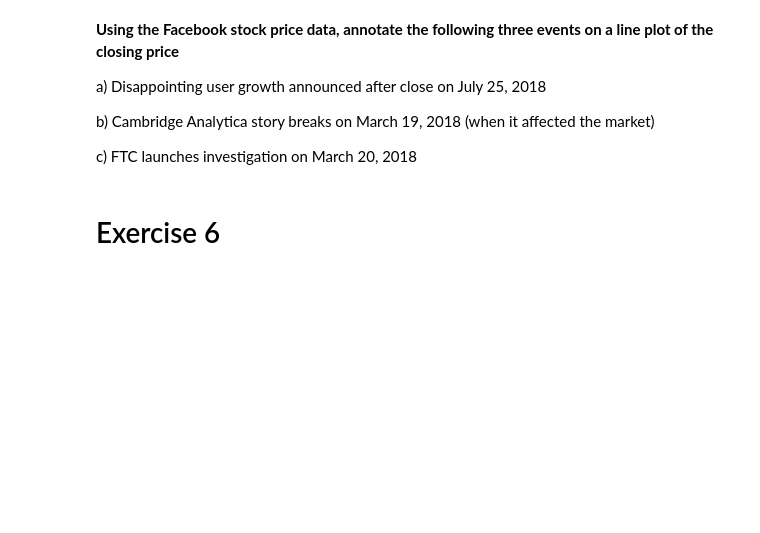
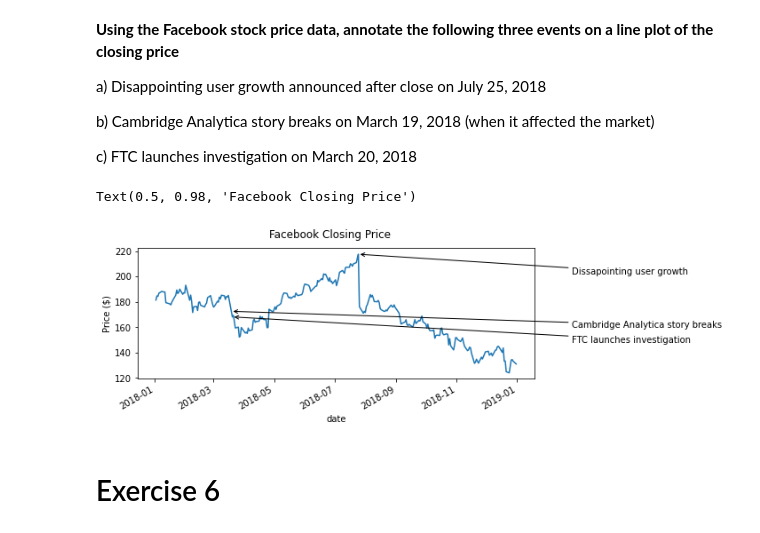
Before and after one commit to will-i-amv-books/Hands-On-Data-Analysis-with-Pandas-2nd-edition, a Jupyter notebook: ch_06/exercises.ipynb, the cells around one changed output. Drawn from its saved outputs; the diff is of its cells as text; code cells hidden in the pictures; blank space fills up the shorter version.

```diff
--- a/ch_06/exercises.ipynb
+++ b/ch_06/exercises.ipynb
@@ -160,6 +160,39 @@ a) Disappointing user growth announced after close on July 25, 2018
 b) Cambridge Analytica story breaks on March 19, 2018 (when it affected the market)
 
 c) FTC launches investigation on March 20, 2018
+# %%
+dates = ['2018-07-25', '2018-03-19', '2018-03-20']
+
+events = [
+    'Dissapointing user growth',
+    'Cambridge Analytica story breaks',
+    'FTC launches investigation'
+]
+
+ax = fb.close.plot(
+    kind='line',
+    figsize=(8, 3)
+)
+
+# Generate repeatable random jitter
+np.random.seed(1)
+
+for date, event in zip(dates, events):
+    jitter = np.random.uniform(-20, -10, 1)
+    closingPrice = fb.close[date]
+    ax.annotate(
+        event,
+        xy=(date, closingPrice),
+        xytext=('2019-02-25', closingPrice + jitter), # (*)
+        arrowprops={'arrowstyle': '->'}
+    )
+# (*) Select arbitrary day on the righth side of the plot as x axis of text
+
+plt.ylabel('Price ($)')
+plt.suptitle('Facebook Closing Price')
+# %% [output]
+Text(0.5, 0.98, 'Facebook Closing Price')
+[figure, added]
 # %% [markdown]
 # Exercise 6
 # %% [markdown]
```
